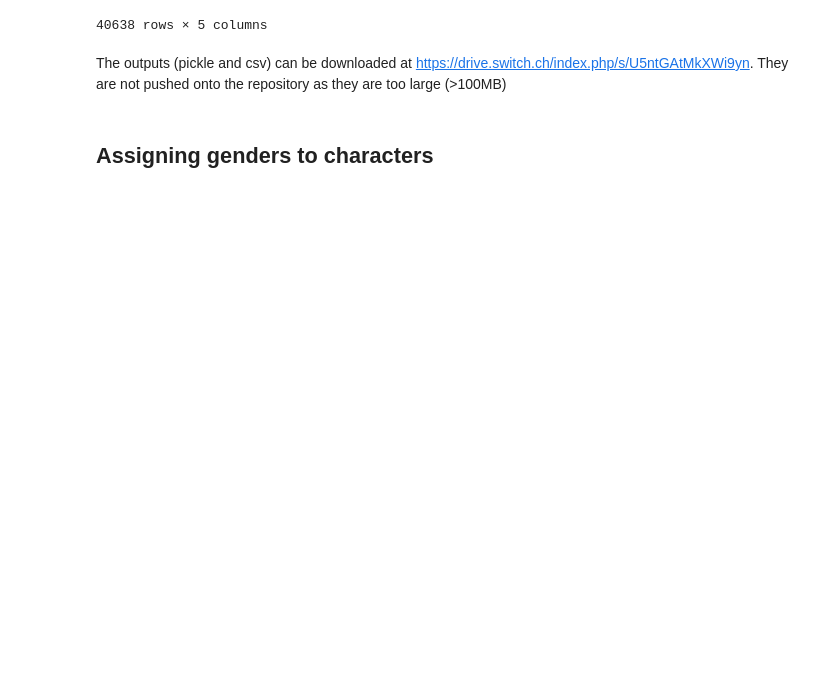
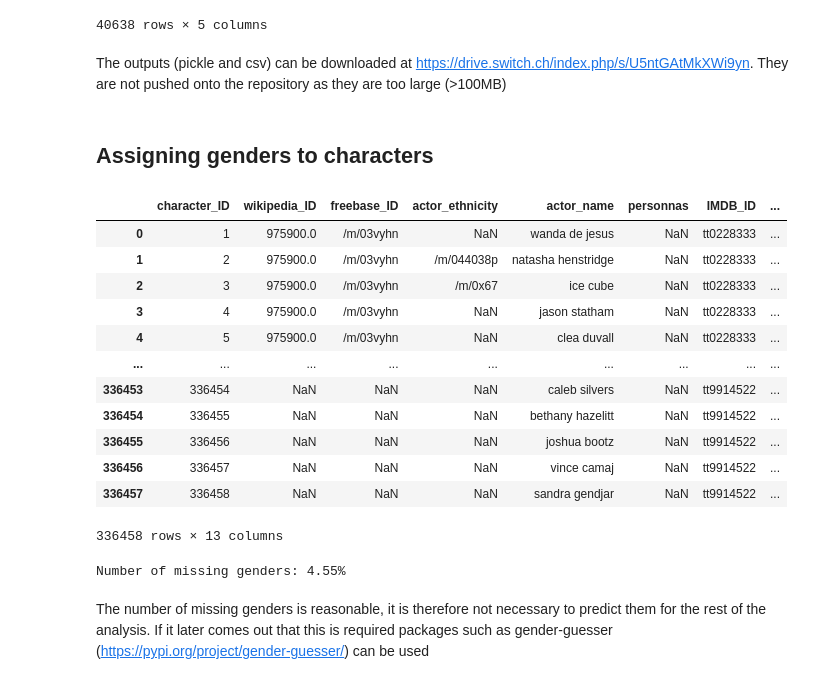
Before and after one commit to epfl-ada/ada-2023-project-badabob, a Jupyter notebook: word_analysis.ipynb, the cells around one changed output. Cells and saved outputs as stored; diff of their text form; code cells hidden in the pictures; blank space fills up the shorter version.

```diff
--- a/word_analysis.ipynb
+++ b/word_analysis.ipynb
@@ -217,2 +222,28 @@ The outputs (pickle and csv) can be downloaded at https://drive.switch.ch/index.
 # %% [markdown]
 ## Assigning genders to characters
+# %%
+characters_data=pd.read_csv('DATA/characters_data.csv',low_memory=False)
+# %%
+characters_data
+# %% [output]
+|  | character_ID | wikipedia_ID | freebase_ID | actor_ethnicity | actor_name | personnas | IMDB_ID | ... |
+| 0 | 1 | 975900.0 | /m/03vyhn | NaN | wanda de jesus | NaN | tt0228333 | ... |
+| 1 | 2 | 975900.0 | /m/03vyhn | /m/044038p | natasha henstridge | NaN | tt0228333 | ... |
+| 2 | 3 | 975900.0 | /m/03vyhn | /m/0x67 | ice cube | NaN | tt0228333 | ... |
+| 3 | 4 | 975900.0 | /m/03vyhn | NaN | jason statham | NaN | tt0228333 | ... |
+| 4 | 5 | 975900.0 | /m/03vyhn | NaN | clea duvall | NaN | tt0228333 | ... |
+| ... | ... | ... | ... | ... | ... | ... | ... | ... |
+| 336453 | 336454 | NaN | NaN | NaN | caleb silvers | NaN | tt9914522 | ... |
+| 336454 | 336455 | NaN | NaN | NaN | bethany hazelitt | NaN | tt9914522 | ... |
+| 336455 | 336456 | NaN | NaN | NaN | joshua bootz | NaN | tt9914522 | ... |
+| 336456 | 336457 | NaN | NaN | NaN | vince camaj | NaN | tt9914522 | ... |
+| 336457 | 336458 | NaN | NaN | NaN | sandra gendjar | NaN | tt9914522 | ... |
+336458 rows × 13 columns
+# %%
+# Count number of nans in gender column
+missing_gender_percentage = 100 * characters_data['actor_gender'].isna().sum() / len(characters_data.index)
+print(f"Number of missing genders: {missing_gender_percentage:.2f}%")
+# %% [output]
+Number of missing genders: 4.55%
+# %% [markdown]
+The number of missing genders is reasonable, it is therefore not necessary to predict them for the rest of the analysis. If it later comes out that this is required packages such as gender-guesser (https://pypi.org/project/gender-guesser/) can be used
```
Also changed, not shown: parts of 3 cells of this notebook.
